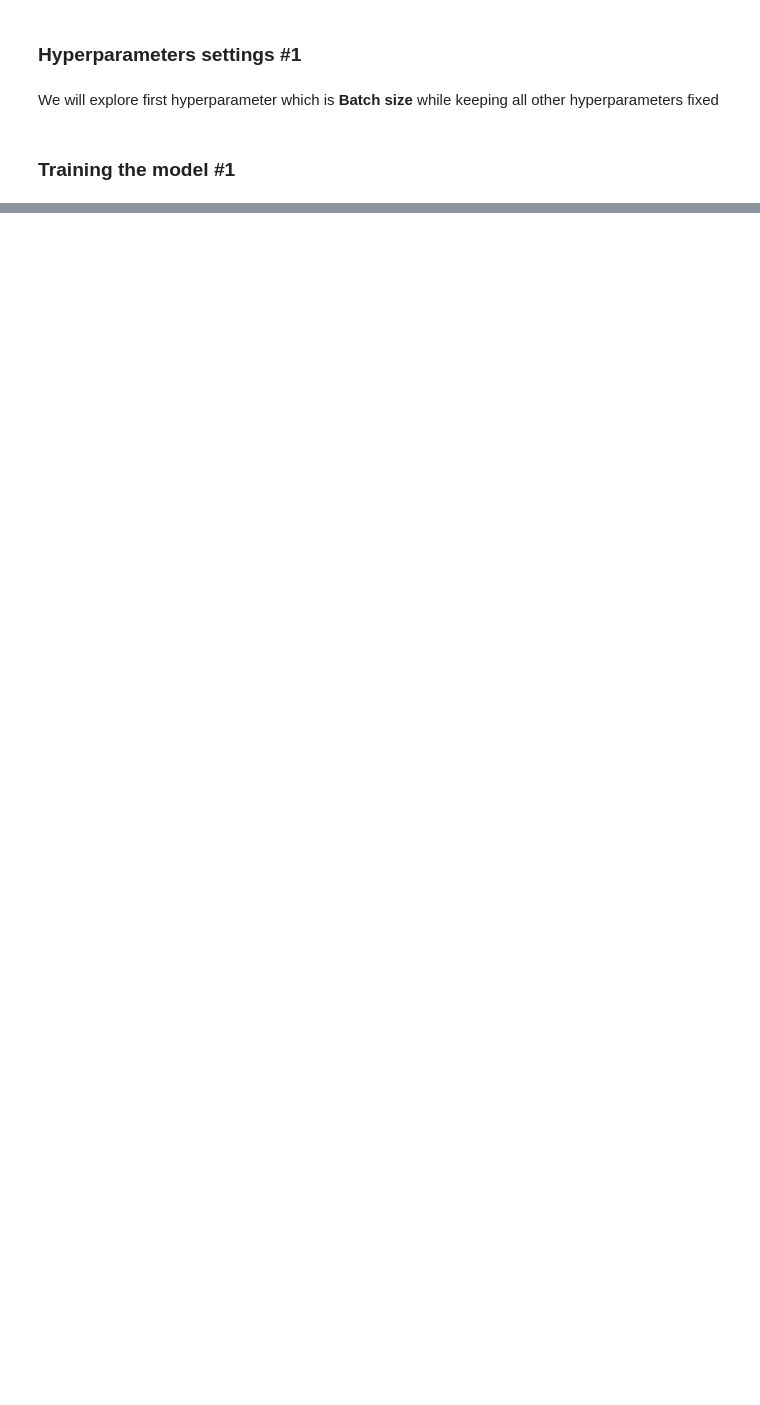
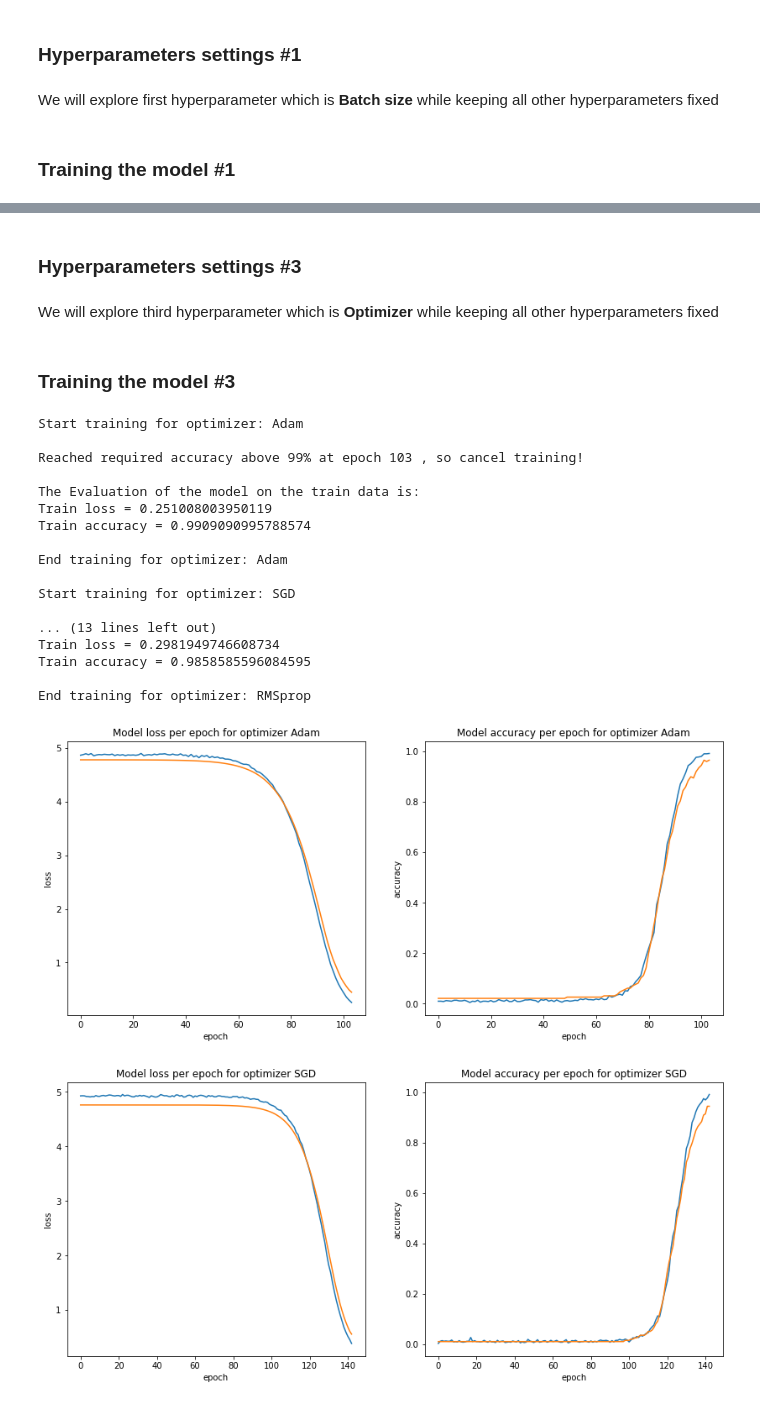
Before and after one commit to mahmodKhaled/Leaf-Classification, a Jupyter notebook: leaf_classification.ipynb, the cells around one changed output, grey strips where cells are left out. Saved outputs shown, nothing was run; the diff lists cells and outputs as text; code cells hidden in the pictures; blank space fills up the shorter version.

```diff
--- a/leaf_classification.ipynb
+++ b/leaf_classification.ipynb
@@ -733,0 +612,4 @@ predictions_df
+# %% [markdown]
+### Hyperparameters settings #3
+# %% [markdown]
+We will explore third hyperparameter which is **Optimizer** while keeping all other hyperparameters fixed
@@ -733,0 +625,35 @@ predictions_df
+# %% [markdown]
+### Training the model #3
+# %%
+for opt_name, opt in zip(optimizer_name, optimizer):
+    print('Start training for optimizer:', str(opt_name))
+    model = DenseMLP(input_shape= X_train_scaled.shape, hidden_size= hidden, output_size= y_train_unique_length,
+                     dropout_rate= DROPOUT_RATE, dropout= DROPOUT)
+    history = training(model, tf.cast(X_train_scaled,dtype=tf.float32), tf.cast(y_train_encoded,dtype=tf.int32), BATCH_SIZE,
+     opt, LEARNING_RATE_SCHEDULAR)
+    train_curves(history,'for optimizer',opt_name)
+    loss, acc = evaluation(model= model, X= X_train_scaled, y= y_train_encoded, batch_size= batch)
+    print('\nThe Evaluation of the model on the train data is:')
+    print('Train loss =',loss)
+    print('Train accuracy =', acc)
+    print('\nEnd training for optimizer:', str(opt_name) + '\n')
+# %% [output]
+Start training for optimizer: Adam
+
+Reached required accuracy above 99% at epoch 103 , so cancel training!
+
+The Evaluation of the model on the train data is:
+Train loss = 0.251008003950119
+Train accuracy = 0.9909090995788574
+
+End training for optimizer: Adam
+
+Start training for optimizer: SGD
+
+... (13 lines left out)
+Train loss = 0.2981949746608734
+Train accuracy = 0.9858585596084595
+
+End training for optimizer: RMSprop
+[figure, added]
+[figure, added]
```
Also changed, not shown: parts of 44 cells of this notebook.
